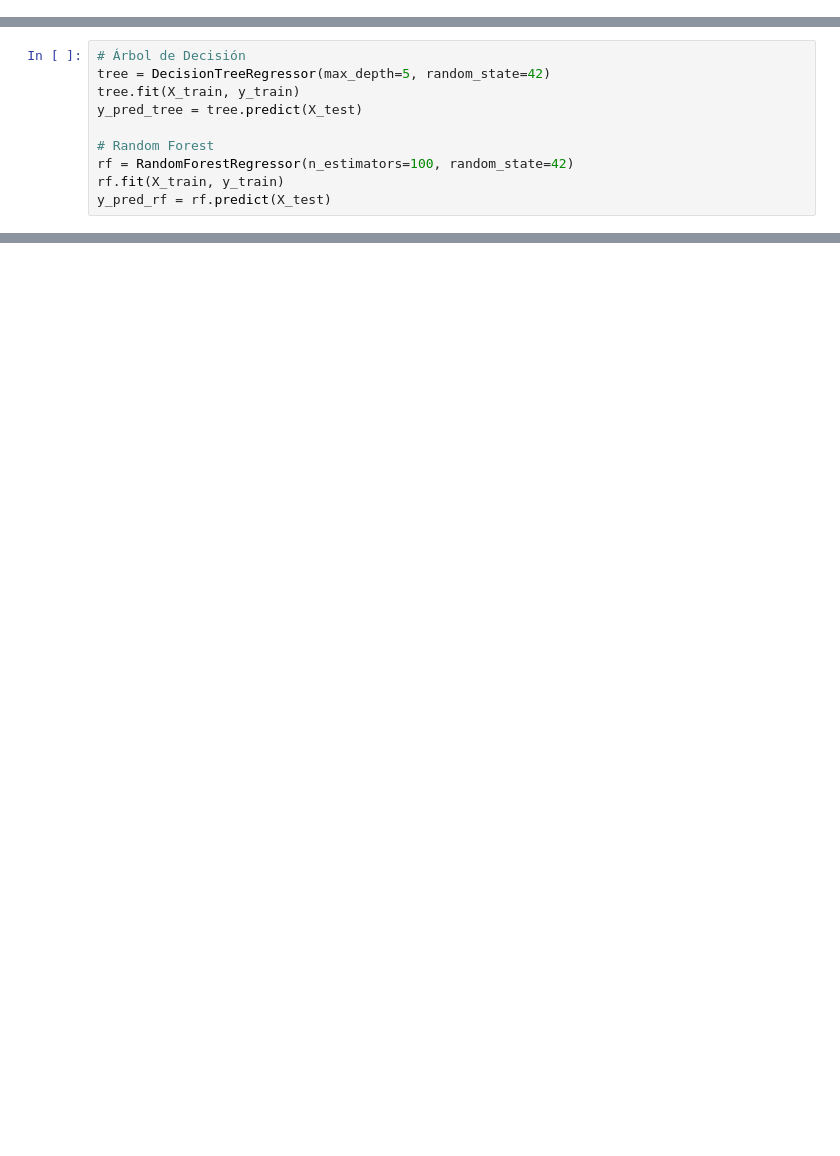
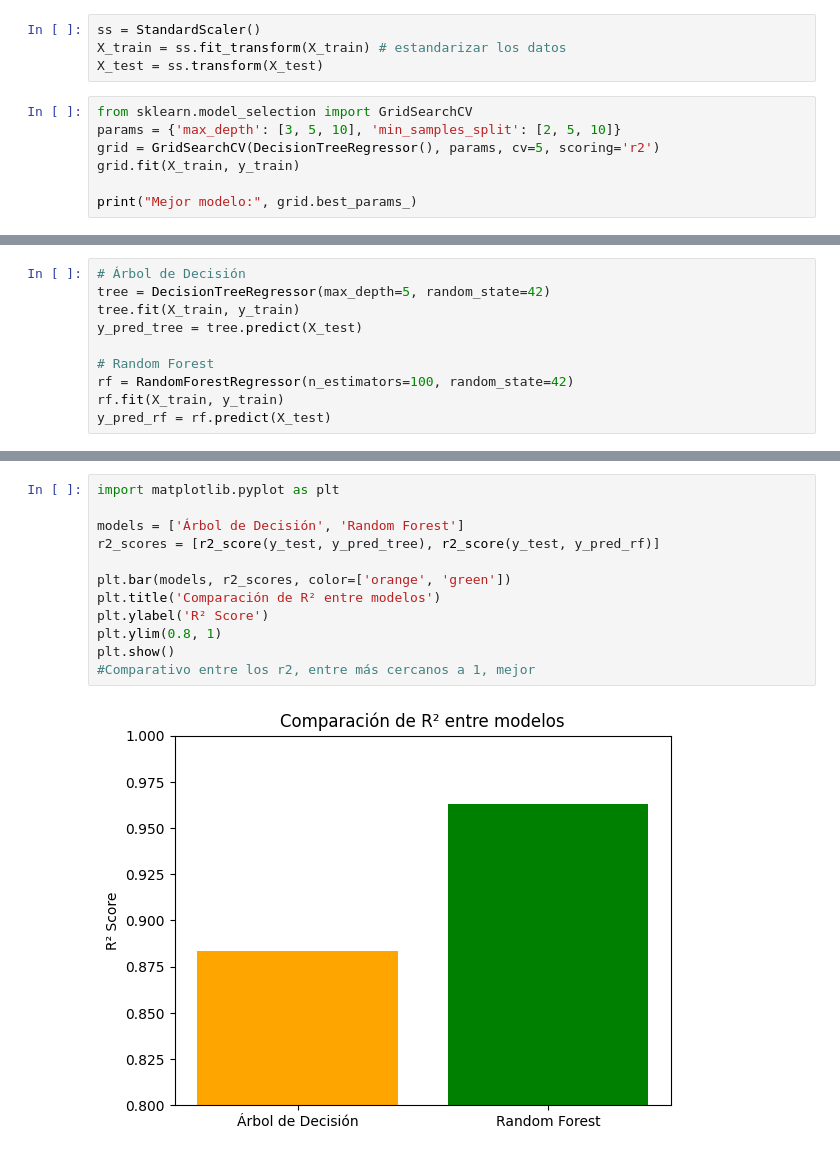
Before and after one commit to felyLDA/Proyecto_IA, a Jupyter notebook: Proyecto_IA.ipynb, the cells around one changed output, grey strips where cells are left out. Cells and saved outputs as stored; diff of their text form; blank space fills up the shorter version.

```diff
--- a/Proyecto_IA.ipynb
+++ b/Proyecto_IA.ipynb
@@ -102,3 +131,14 @@ X = data.drop(columns='potential')
 y = data['potential']
 # %%
 X_train, X_test, y_train, y_test = train_test_split(X, y, test_size=0.2, random_state=42)
+# %%
+ss = StandardScaler()
+X_train = ss.fit_transform(X_train) # estandarizar los datos
+X_test = ss.transform(X_test)
+# %%
+from sklearn.model_selection import GridSearchCV
+params = {'max_depth': [3, 5, 10], 'min_samples_split': [2, 5, 10]}
+grid = GridSearchCV(DecisionTreeRegressor(), params, cv=5, scoring='r2')
+grid.fit(X_train, y_train)
+
+print("Mejor modelo:", grid.best_params_)
@@ -114,0 +179,14 @@ y_pred_rf = rf.predict(X_test)
+# %%
+import matplotlib.pyplot as plt
+
+models = ['Árbol de Decisión', 'Random Forest']
+r2_scores = [r2_score(y_test, y_pred_tree), r2_score(y_test, y_pred_rf)]
+
+plt.bar(models, r2_scores, color=['orange', 'green'])
+plt.title('Comparación de R² entre modelos')
+plt.ylabel('R² Score')
+plt.ylim(0.8, 1)
+plt.show()
+#Comparativo entre los r2, entre más cercanos a 1, mejor
+# %% [output]
+[figure, added]
```
Also changed, not shown: parts of 10 cells of this notebook.
